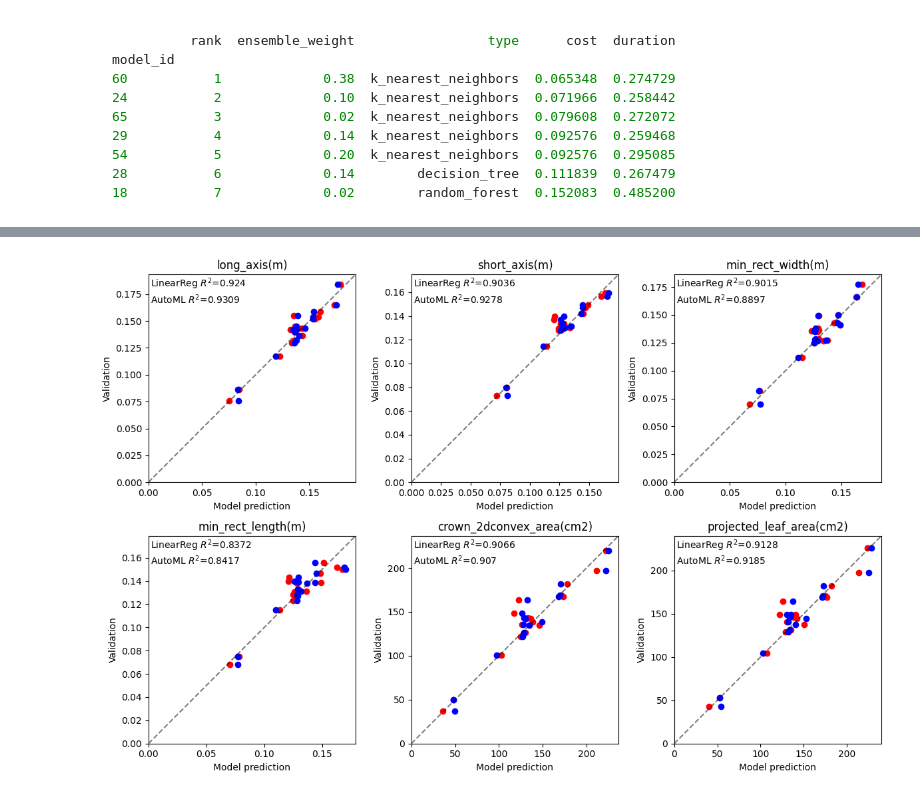
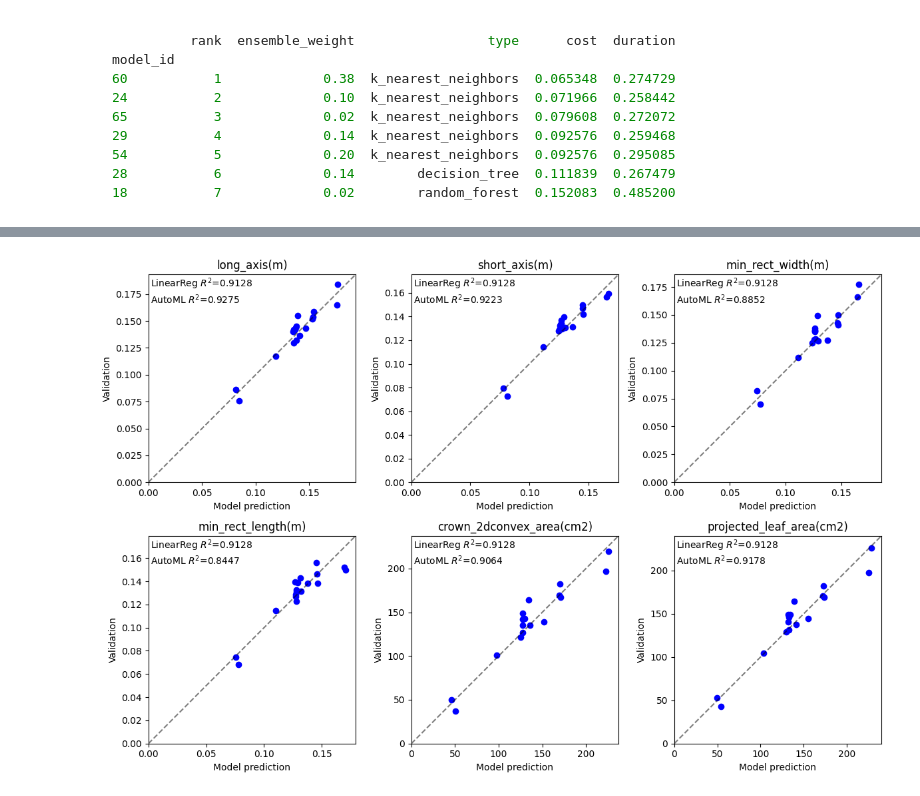
Before and after one commit to UTokyo-FieldPhenomics-Lab/BroccoliHead3D.ipynb, a Jupyter notebook: 20_automl_test.ipynb, the cells around one changed output, grey strips where cells are left out. Cells and saved outputs as stored; diff of their text form; code cells hidden in the pictures.

```diff
--- a/20_automl_test.ipynb
+++ b/20_automl_test.ipynb
@@ -474,0 +444,38 @@ lr_sc
+# %%
+valid_plot_ratio = np.array([100, 100, 100, 100, 1, 1])
+
+labels = [
+    'length of major axis (cm)',
+    'length of minor axis (cm)',
+    'width of min. area rect. (cm)',
+    'length of min. area rect. (cm)',
+    'area ($cm^2$)',
+    'convex area ($cm^2$)'
+]
+# %%
+fig, ax = plt.subplots(2,3, figsize=(12, 8))
+
+for i in range(y_test.shape[1]):
+    xx = y_test[:, i] * valid_plot_ratio[i]
+    yy = predictions[:, i]  * valid_plot_ratio[i]
+    amax = max(xx.max(), yy.max()) * 1.05
+
+    ax[i // 3, i % 3].plot([0,amax], [0, amax], 'k--', alpha=0.5)
+    ax[i // 3, i % 3].scatter(xx, yy)
+    ax[i // 3, i % 3].set_title(labels[i])
+
+    ax[i // 3, i % 3].set_xlim(0, amax)
+    ax[i // 3, i % 3].set_ylim(0, amax)
+
+    ax[i // 3, i % 3].set_xlabel('Model prediction')
+    ax[i // 3, i % 3].set_ylabel('Validation')
+
+    r2 = r2_score(y_test[:,i], predictions[:,i])
+
+    ax[i // 3, i % 3].text(amax*0.01,amax*0.99, f'$R^2$={round(r2, 4)}', va='top')
+
+# ax[1,3].axis('off')
+plt.suptitle(f"Validation for AutoML calibration model")
+plt.tight_layout()
+plt.savefig('out/validation4automl.pdf')
+plt.show()
@@ -475,30 +484,26 @@ lr_sc
 # %%
 fig, ax = plt.subplots(2,3, figsize=(12, 8))
 
 for i in range(y_test.shape[1]):
     amax = max(predictions[:, i].max(), y_test[:, i].max()) * 1.05
-
-    # compare to linear regression
-    ax[i // 3, i % 3].scatter(lr_predict[:, i], y_test[:, i], color='r')
-    lr_r2 = r2_score(lr_predict[:, i], y_test[:, i])
 
     ax[i // 3, i % 3].plot([0,amax], [0, amax], 'k--', alpha=0.5)
     ax[i // 3, i % 3].scatter(predictions[:, i], y_test[:, i], color='b')
     ax[i // 3, i % 3].set_title(Y.columns[i])
 
     ax[i // 3, i % 3].set_xlim(0, amax)
     ax[i // 3, i % 3].set_ylim(0, amax)
 
     ax[i // 3, i % 3].set_xlabel('Model prediction')
     ax[i // 3, i % 3].set_ylabel('Validation')
 
     r2 = r2_score(y_test[:,i], predictions[:,i])
 
     ax[i // 3, i % 3].text(amax*0.01,amax*0.99, f'LinearReg $R^2$={round(lr_r2, 4)}\nAutoML $R^2$={round(r2, 4)}', va='top')
 
 # ax[1,3].axis('off')
 
 plt.tight_layout()
 plt.show()
 # %% [output]
-[figure, old version]
+[figure, new version]
```
Also changed, not shown: parts of 18 cells of this notebook, 2 other files.
